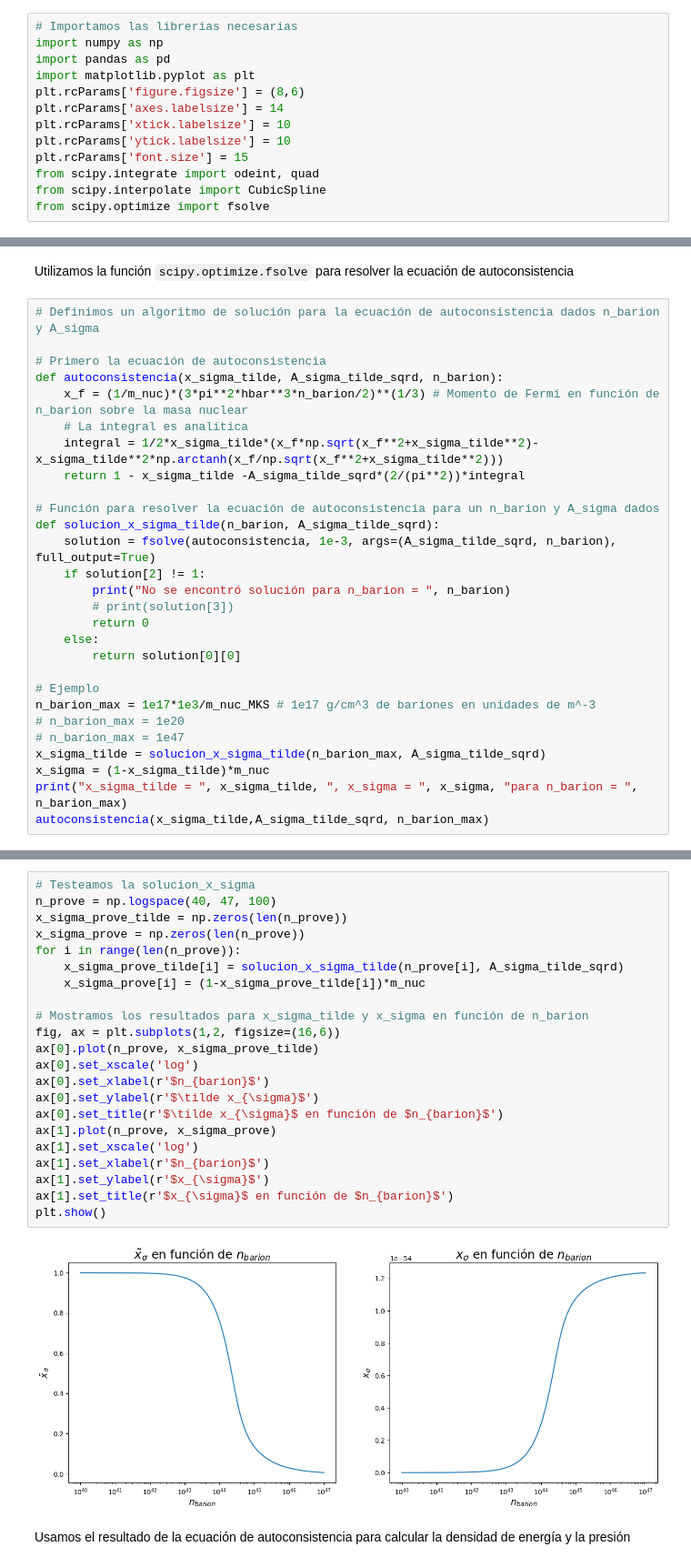
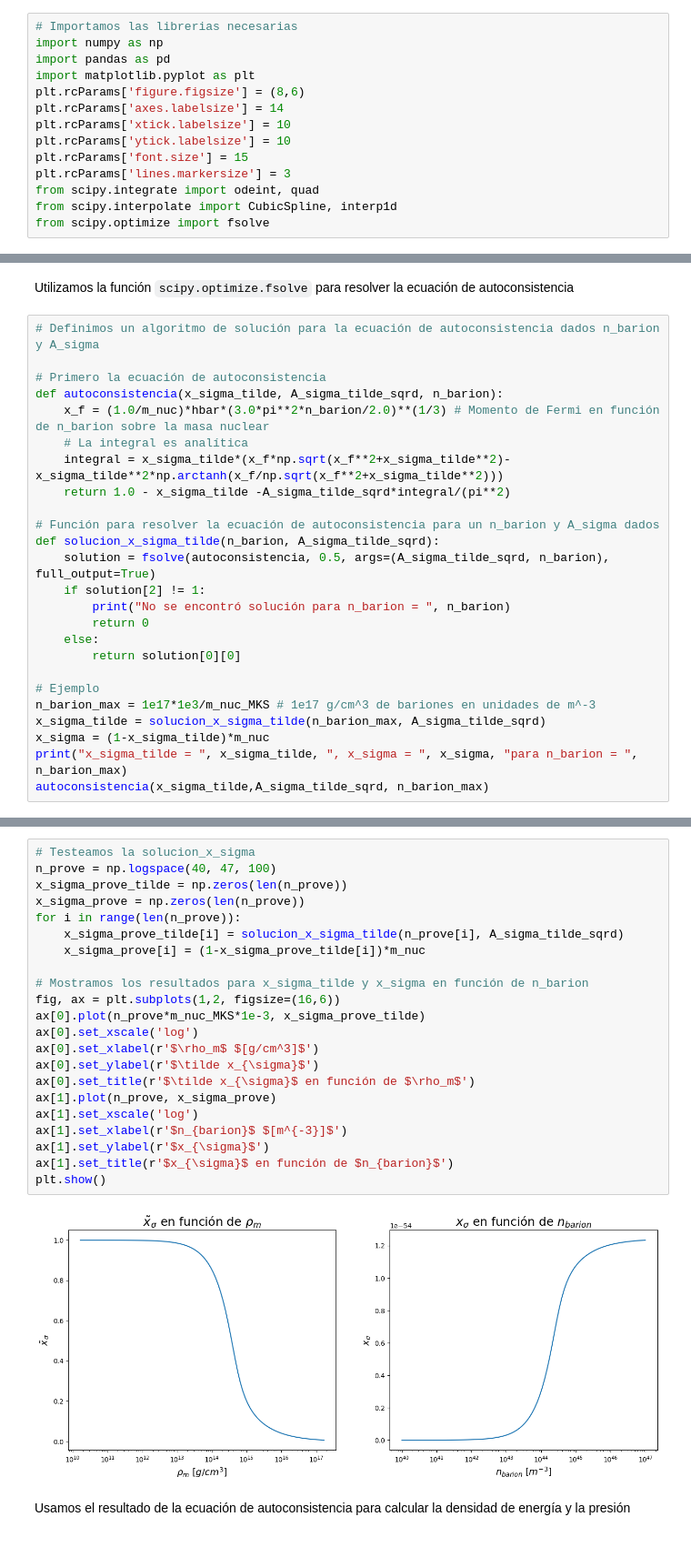
Before and after one commit to Vendetta0462/CalculosSimulaciones, a Jupyter notebook: NS_Structure/modelo_sigma-omega.ipynb, the cells around one changed output, grey strips where cells are left out. Shown at 91% size. Cells and saved outputs as stored; diff of their text form.

```diff
--- a/NS_Structure/modelo_sigma-omega.ipynb
+++ b/NS_Structure/modelo_sigma-omega.ipynb
@@ -10,8 +10,9 @@ plt.rcParams['axes.labelsize'] = 14
 plt.rcParams['xtick.labelsize'] = 10
 plt.rcParams['ytick.labelsize'] = 10
 plt.rcParams['font.size'] = 15
+plt.rcParams['lines.markersize'] = 3
 from scipy.integrate import odeint, quad
-from scipy.interpolate import CubicSpline
+from scipy.interpolate import CubicSpline, interp1d
 from scipy.optimize import fsolve
 # %% [markdown]
 ## Ecuacion de Estado del Modelo
@@ -70,25 +68,22 @@ Utilizamos la función `scipy.optimize.fsolve` para resolver la ecuación de aut
 
 # Primero la ecuación de autoconsistencia
 def autoconsistencia(x_sigma_tilde, A_sigma_tilde_sqrd, n_barion):
-    x_f = (1/m_nuc)*(3*pi**2*hbar**3*n_barion/2)**(1/3) # Momento de Fermi en función de n_barion sobre la masa nuclear
+    x_f = (1.0/m_nuc)*hbar*(3.0*pi**2*n_barion/2.0)**(1/3) # Momento de Fermi en función de n_barion sobre la masa nuclear
     # La integral es analítica
-    integral = 1/2*x_sigma_tilde*(x_f*np.sqrt(x_f**2+x_sigma_tilde**2)-x_sigma_tilde**2*np.arctanh(x_f/np.sqrt(x_f**2+x_sigma_tilde**2)))
-    return 1 - x_sigma_tilde -A_sigma_tilde_sqrd*(2/(pi**2))*integral
+    integral = x_sigma_tilde*(x_f*np.sqrt(x_f**2+x_sigma_tilde**2)-x_sigma_tilde**2*np.arctanh(x_f/np.sqrt(x_f**2+x_sigma_tilde**2)))
+    return 1.0 - x_sigma_tilde -A_sigma_tilde_sqrd*integral/(pi**2)
 
 # Función para resolver la ecuación de autoconsistencia para un n_barion y A_sigma dados
 def solucion_x_sigma_tilde(n_barion, A_sigma_tilde_sqrd):
-    solution = fsolve(autoconsistencia, 1e-3, args=(A_sigma_tilde_sqrd, n_barion), full_output=True)
+    solution = fsolve(autoconsistencia, 0.5, args=(A_sigma_tilde_sqrd, n_barion), full_output=True)
     if solution[2] != 1:
         print("No se encontró solución para n_barion = ", n_barion)
-        # print(solution[3])
         return 0
     else:
         return solution[0][0]
 
 # Ejemplo
 n_barion_max = 1e17*1e3/m_nuc_MKS # 1e17 g/cm^3 de bariones en unidades de m^-3
-# n_barion_max = 1e20
-# n_barion_max = 1e47
 x_sigma_tilde = solucion_x_sigma_tilde(n_barion_max, A_sigma_tilde_sqrd)
 x_sigma = (1-x_sigma_tilde)*m_nuc
 print("x_sigma_tilde = ", x_sigma_tilde, ", x_sigma = ", x_sigma, "para n_barion = ", n_barion_max)
@@ -99,26 +94,26 @@ np.float64(0.0)
 # %%
 # Testeamos la solucion_x_sigma
 n_prove = np.logspace(40, 47, 100)
 x_sigma_prove_tilde = np.zeros(len(n_prove))
 x_sigma_prove = np.zeros(len(n_prove))
 for i in range(len(n_prove)):
     x_sigma_prove_tilde[i] = solucion_x_sigma_tilde(n_prove[i], A_sigma_tilde_sqrd)
     x_sigma_prove[i] = (1-x_sigma_prove_tilde[i])*m_nuc
 
 # Mostramos los resultados para x_sigma_tilde y x_sigma en función de n_barion
 fig, ax = plt.subplots(1,2, figsize=(16,6))
-ax[0].plot(n_prove, x_sigma_prove_tilde)
+ax[0].plot(n_prove*m_nuc_MKS*1e-3, x_sigma_prove_tilde)
 ax[0].set_xscale('log')
-ax[0].set_xlabel(r'$n_{barion}$')
+ax[0].set_xlabel(r'$\rho_m$ $[g/cm^3]$')
 ax[0].set_ylabel(r'$\tilde x_{\sigma}$')
-ax[0].set_title(r'$\tilde x_{\sigma}$ en función de $n_{barion}$')
+ax[0].set_title(r'$\tilde x_{\sigma}$ en función de $\rho_m$')
 ax[1].plot(n_prove, x_sigma_prove)
 ax[1].set_xscale('log')
-ax[1].set_xlabel(r'$n_{barion}$')
+ax[1].set_xlabel(r'$n_{barion}$ $[m^{-3}]$')
 ax[1].set_ylabel(r'$x_{\sigma}$')
 ax[1].set_title(r'$x_{\sigma}$ en función de $n_{barion}$')
 plt.show()
 # %% [output]
-[figure, old version]
+[figure, new version]
 # %% [markdown]
 Usamos el resultado de la ecuación de autoconsistencia para calcular la densidad de energía y la presión
```
Also changed, not shown: parts of 13 cells of this notebook.
